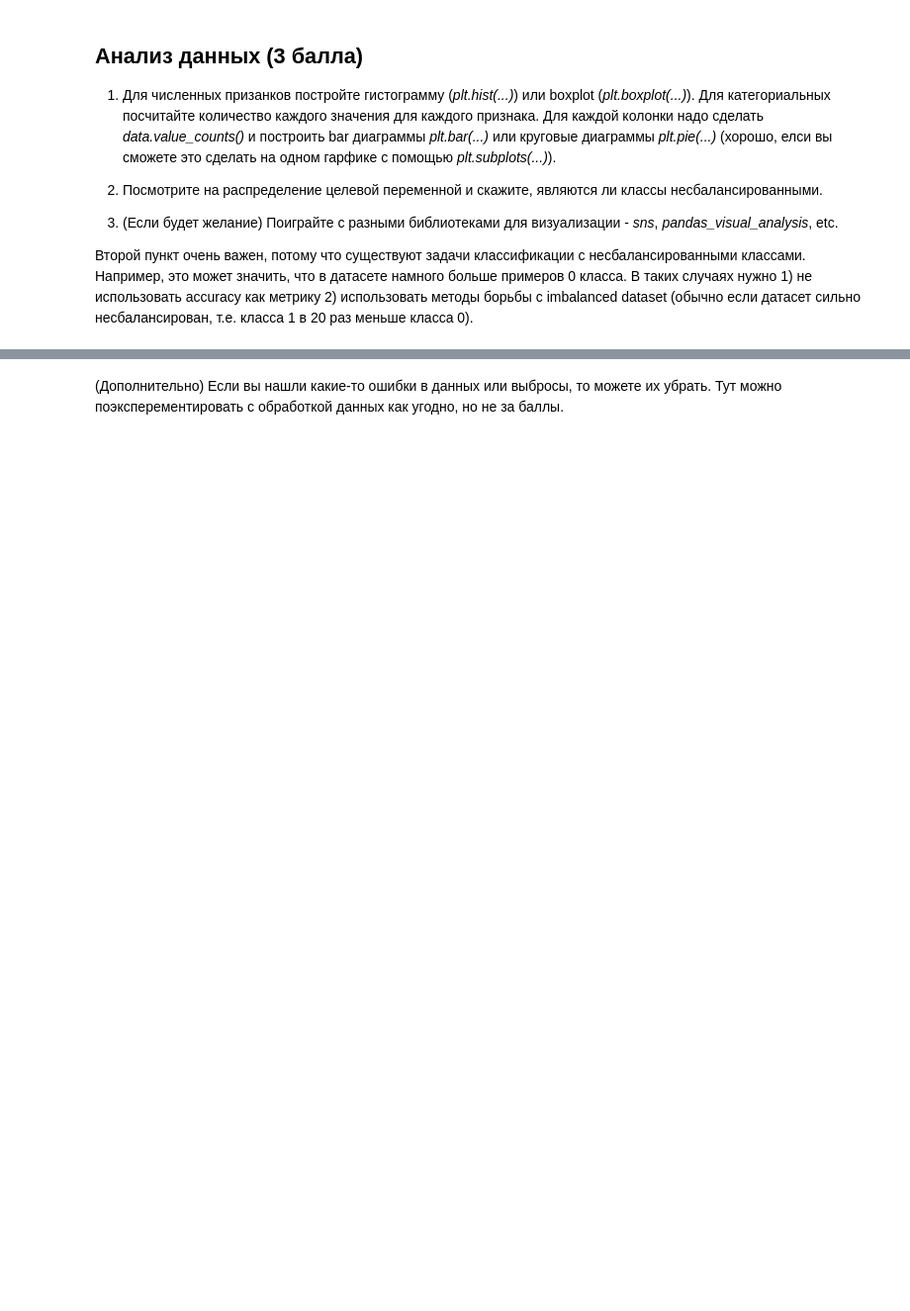
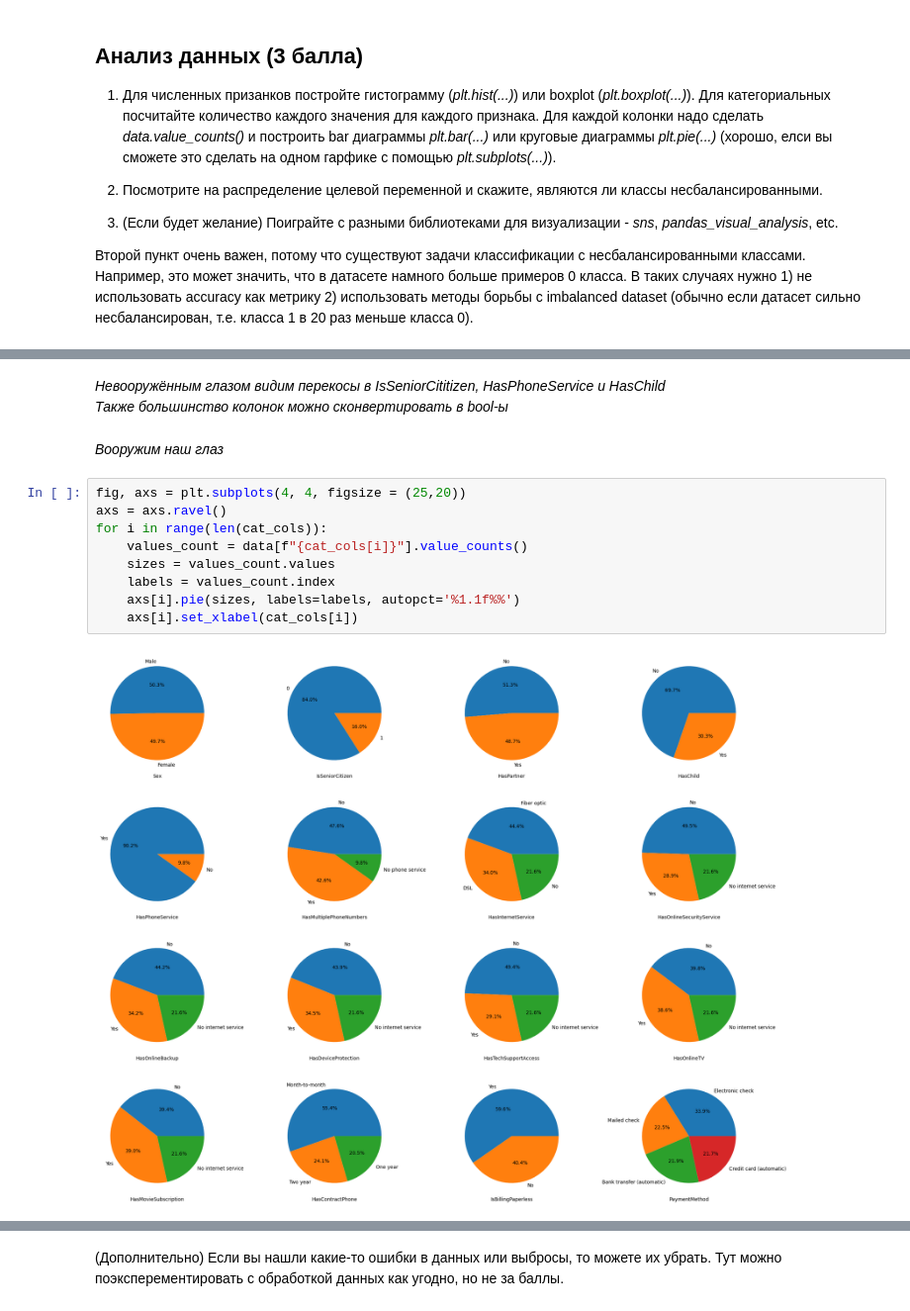
Before and after one commit to r-vvch/DLS, a Jupyter notebook: HW3/hw_3_kaggle.ipynb, the cells around one changed output, grey strips where cells are left out. Shown: that part at 99% size. Drawn from its saved outputs; the diff is of its cells as text; blank space fills up the shorter version.

```diff
--- a/HW3/hw_3_kaggle.ipynb
+++ b/HW3/hw_3_kaggle.ipynb
@@ -156,0 +353,16 @@ target_col = 'Churn'
+# %% [markdown]
+_Невооружённым глазом видим перекосы в IsSeniorCititizen, HasPhoneService и HasChild_
+_Также большинство колонок можно сконвертировать в bool-ы_
+# %% [markdown]
+_Вооружим наш глаз_
+# %%
+fig, axs = plt.subplots(4, 4, figsize = (25,20))
+axs = axs.ravel()
+for i in range(len(cat_cols)):
+    values_count = data[f"{cat_cols[i]}"].value_counts()
+    sizes = values_count.values
+    labels = values_count.index
+    axs[i].pie(sizes, labels=labels, autopct='%1.1f%%')
+    axs[i].set_xlabel(cat_cols[i])
+# %% [output]
+[figure, added]
```
Also changed, not shown: parts of 62 cells of this notebook, 4 other files.
